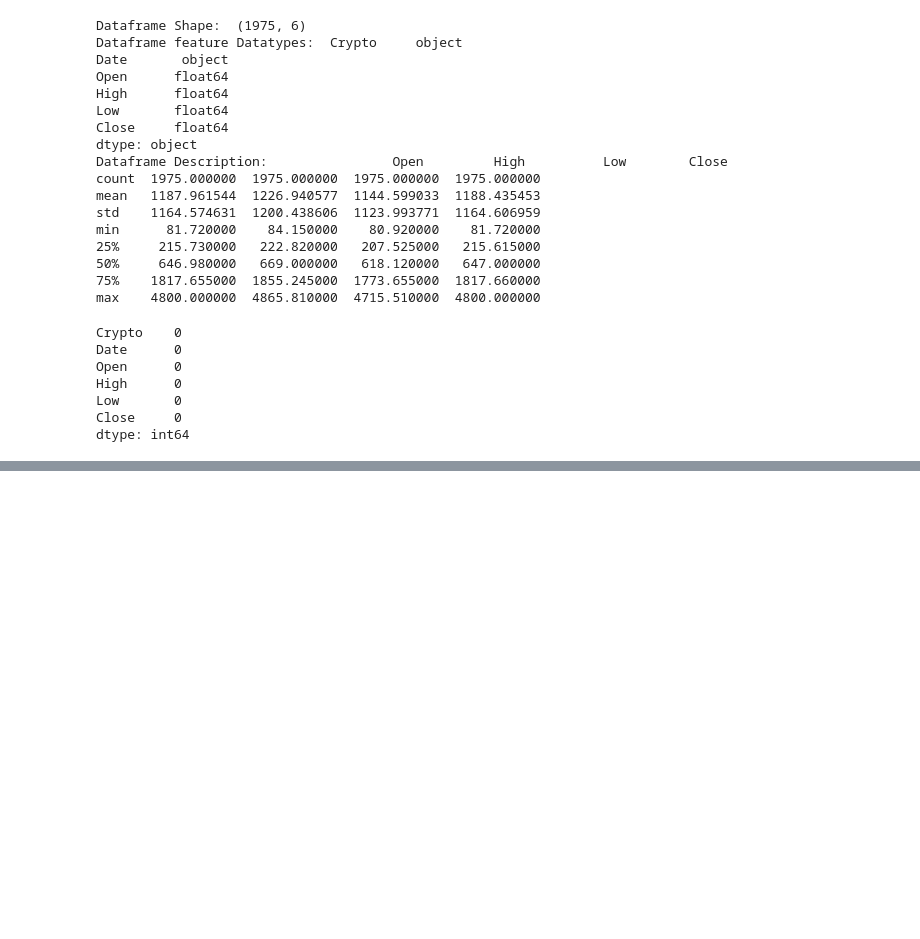
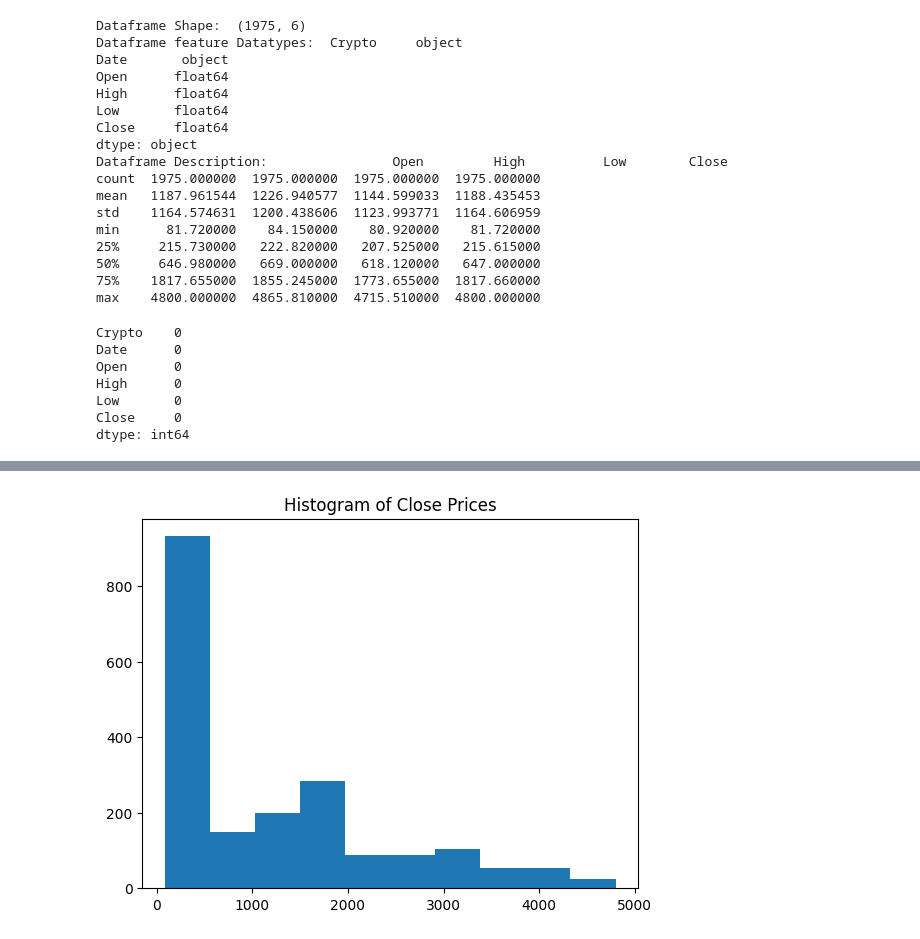
Before and after one commit to KeneanDita/Cryptocurrency-Price-Predictor-using-Time-Series-data, a Jupyter notebook: Notebooks/ETH_Model_Training.ipynb, the cells around one changed output, grey strips where cells are left out. Saved outputs shown, nothing was run; the diff lists cells and outputs as text; code cells hidden in the pictures; blank space fills up the shorter version.

```diff
--- a/Notebooks/ETH_Model_Training.ipynb
+++ b/Notebooks/ETH_Model_Training.ipynb
@@ -48,0 +79,7 @@ dtype: int64
+# %%
+plt.figure()
+plt.hist(df['Close'])
+plt.title('Histogram of Close Prices')
+plt.show()
+# %% [output]
+[figure, added]
```
Also changed, not shown: parts of 5 cells of this notebook.
